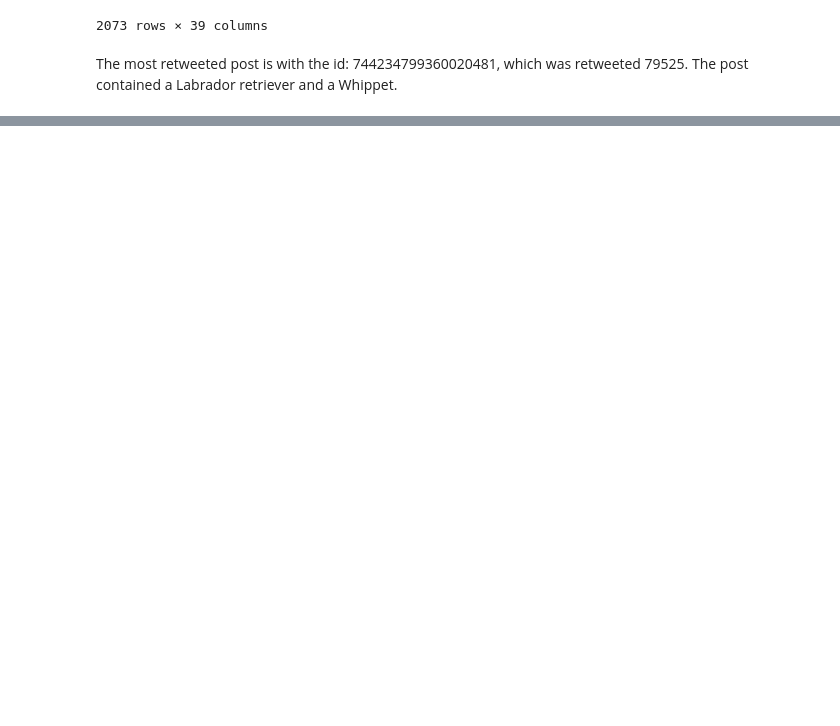
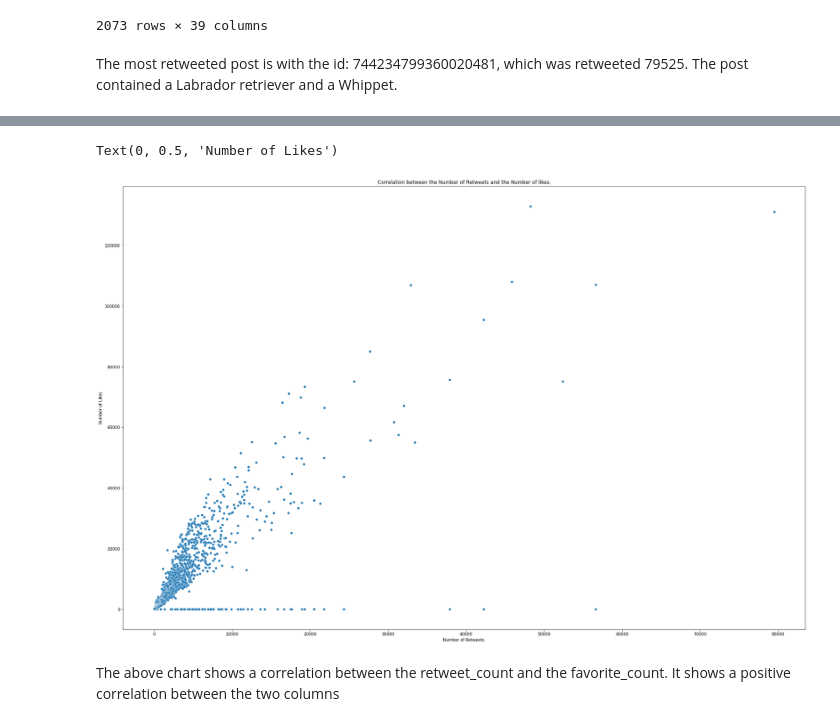
Before and after one commit to dev-tyta/Twitter-Data-Wrangling, a Jupyter notebook: wrangle_act.ipynb, the cells around one changed output, grey strips where cells are left out. Drawn from its saved outputs; the diff is of its cells as text; code cells hidden in the pictures; blank space fills up the shorter version.

```diff
--- a/wrangle_act.ipynb
+++ b/wrangle_act.ipynb
@@ -619,0 +704,11 @@ The most retweeted post is with the id: 744234799360020481, which was retweeted
+# %%
+plt.figure(figsize = (30,20))
+sns.scatterplot(x= merged_comp.retweet_count, y= merged_comp.favorite_count)
+plt.title('Correlation between the Number of Retweets and the Number of likes.')
+plt.xlabel('Number of Retweets.')
+plt.ylabel('Number of Likes')
+# %% [output]
+Text(0, 0.5, 'Number of Likes')
+[figure, added]
+# %% [markdown]
+The above chart shows a correlation between the retweet_count and the favorite_count. It shows a positive correlation between the two columns
```
Also changed, not shown: parts of 46 cells of this notebook, 1 other file.
